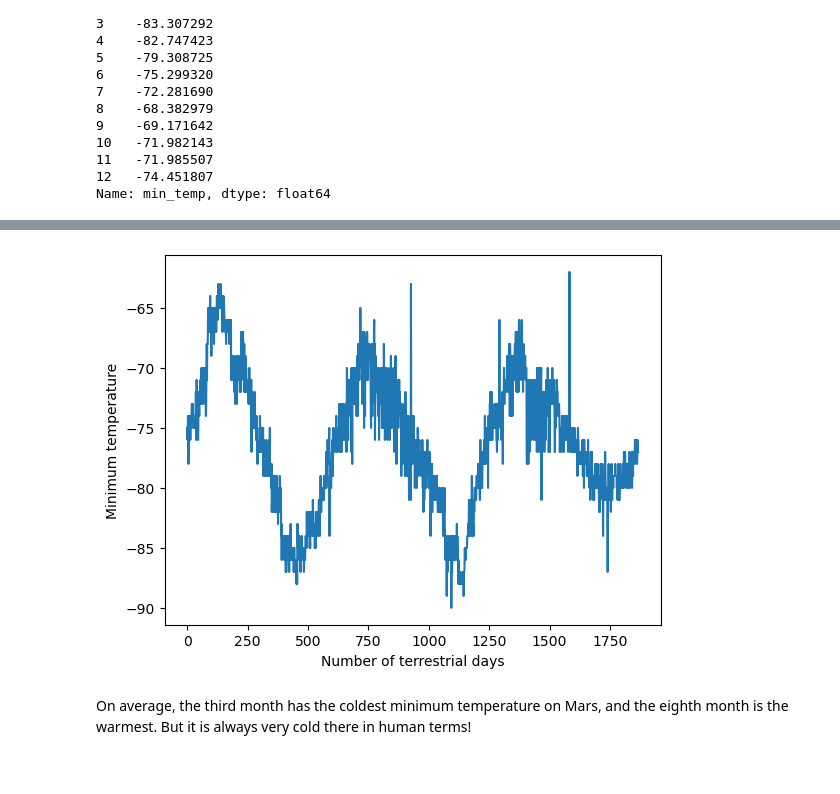
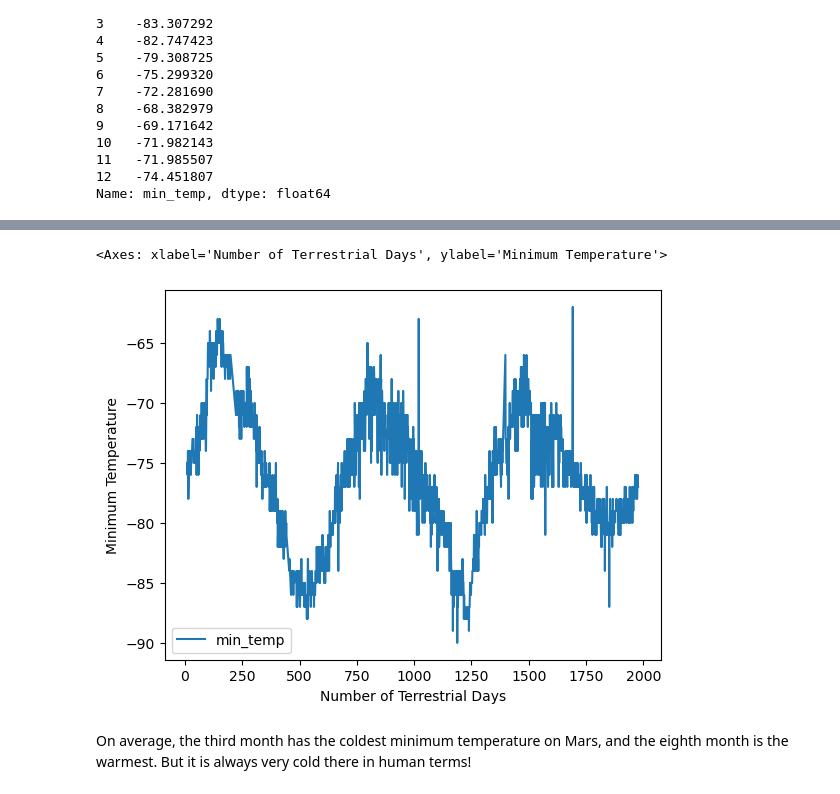
Before and after one commit to mike2463/web-scrapping-challenge, a Jupyter notebook: part_2_mars_weather.ipynb, the cells around one changed output, grey strips where cells are left out. Drawn from its saved outputs; the diff is of its cells as text; code cells hidden in the pictures.

```diff
--- a/part_2_mars_weather.ipynb
+++ b/part_2_mars_weather.ipynb
@@ -205,7 +231,10 @@ Name: pressure, dtype: float64
 # %%
 # 5. How many terrestrial (earth) days are there in a Martian year?
+earth_days = mars_df.sort_values('sol')
+earth_days.plot(x = 'sol', y = 'min_temp', xlabel= 'Number of Terrestrial Days', ylabel= 'Minimum Temperature')
 # %% [output]
+<Axes: xlabel='Number of Terrestrial Days', ylabel='Minimum Temperature'>
-[figure, old version]
+[figure, new version]
 # %% [markdown]
 On average, the third month has the coldest minimum temperature on Mars, and the eighth month is the warmest. But it is always very cold there in human terms!
 # %% [markdown]
```
Also changed, not shown: parts of 11 cells of this notebook.
